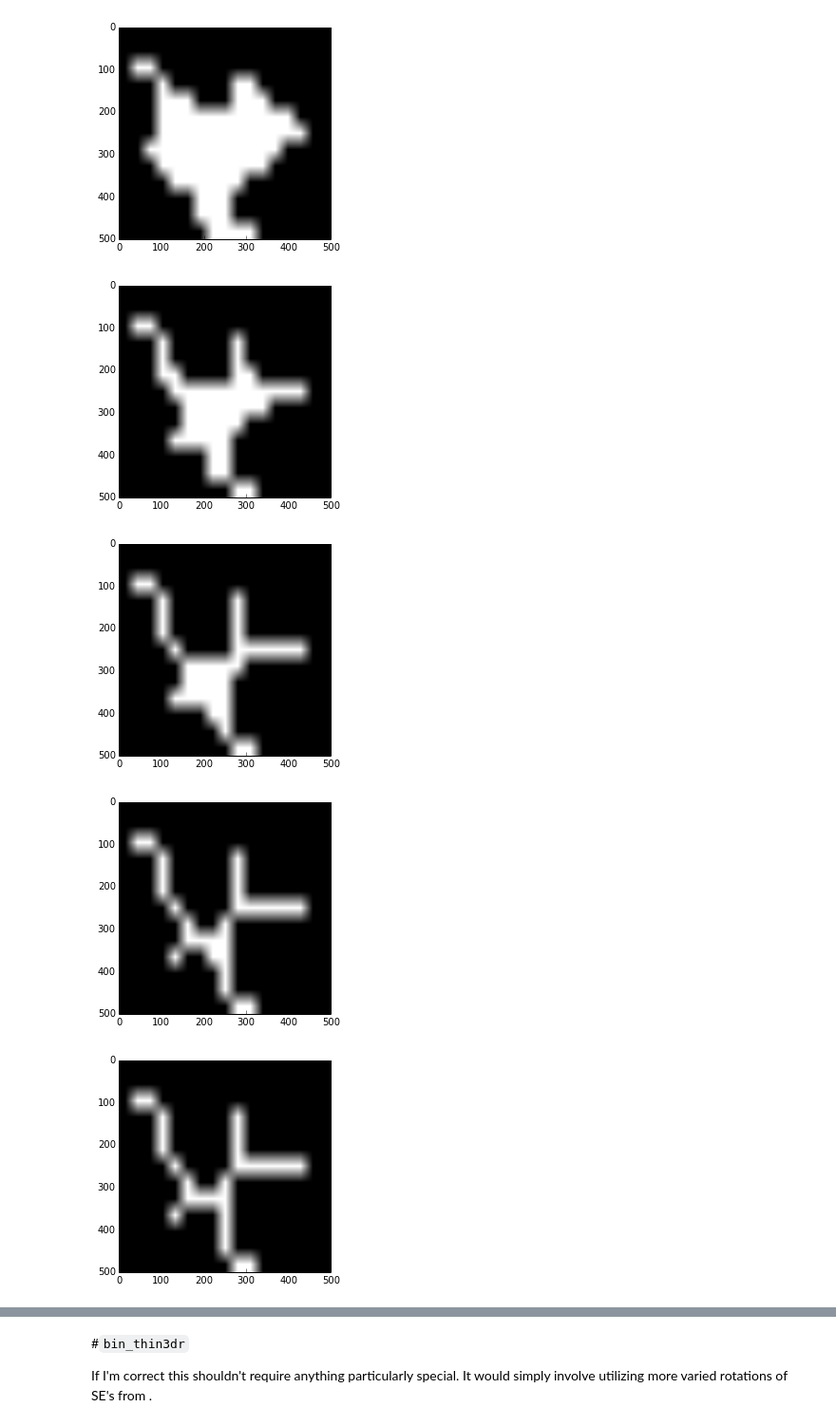
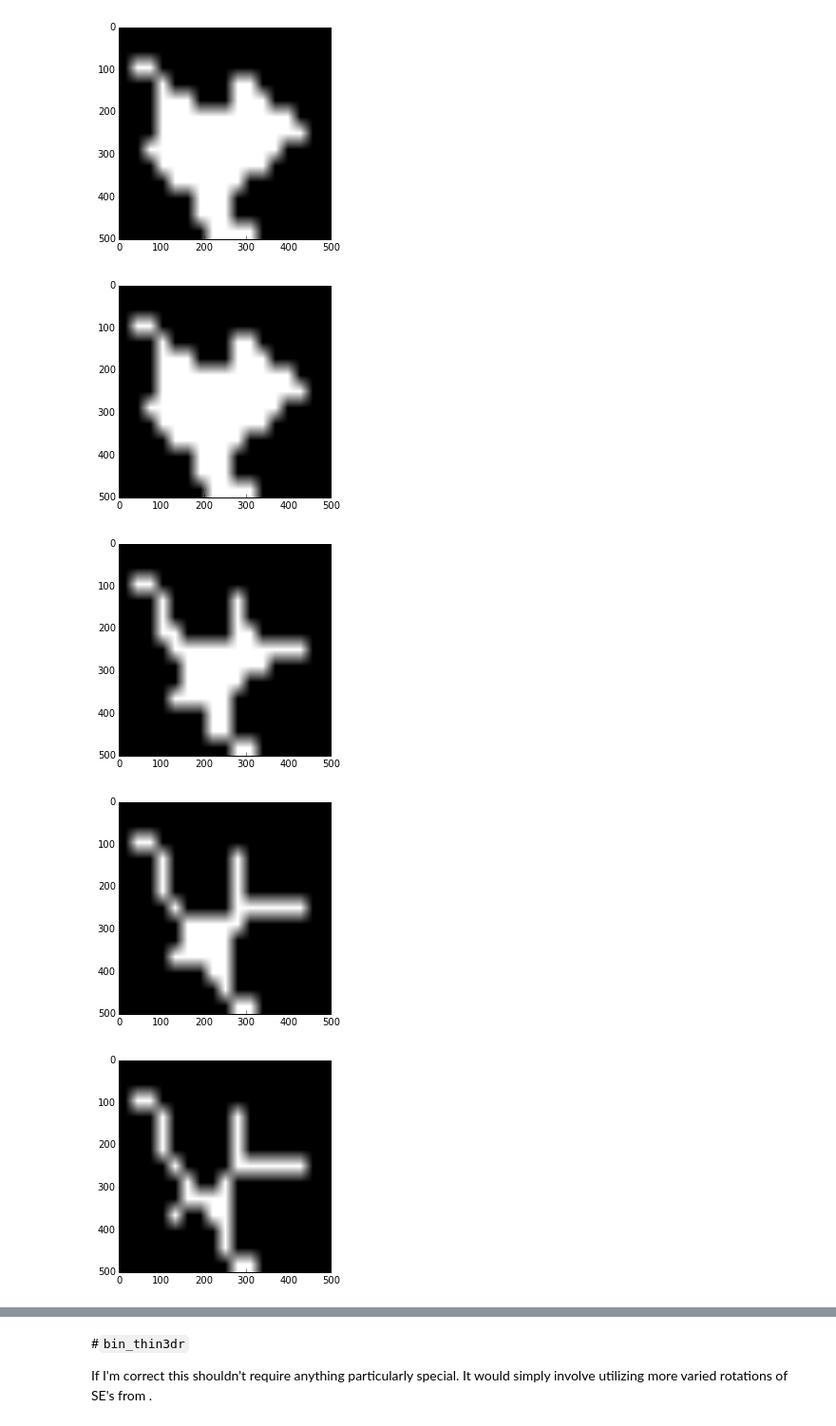
Before and after one commit to rmorshea/niffte-tracker3d, a Jupyter notebook: tracker3d_cpp/bin_thin.ipynb, the cells around one changed output, grey strips where cells are left out. Shown at 95% size. Saved outputs shown, nothing was run; the diff lists cells and outputs as text; code cells hidden in the pictures.

```diff
--- a/tracker3d_cpp/bin_thin.ipynb
+++ b/tracker3d_cpp/bin_thin.ipynb
@@ -54,7 +52,7 @@ def gry_to_rgb(arry):
 # %% [markdown]
 #`bin_thin2dr`
 # %%
-A = np.array([[0,0,0,0,0,0,0,0,0,0,0,0,0,0,0,0,0],
+A0 = np.array([[0,0,0,0,0,0,0,0,0,0,0,0,0,0,0,0,0],
              [0,0,0,0,0,0,0,0,0,0,0,0,0,0,0,0,0],
              [0,1,1,0,0,0,0,0,0,0,0,0,0,0,0,0,0],
              [0,0,0,1,0,0,0,0,0,1,1,0,0,0,0,0,0],
@@ -90,11 +91,10 @@ def gen_rots2dr(X,R=2):
     if R==2:
         return np.array(X), rot1, rot2, rot3
 # %%
-def comp_elmnts(E1, E2, gen=False):
-    '''Evaluates E1==E2 where entries of -1 aren't compared.'''
-    if gen==True:
-        E = np.array([j for i in E1 for j in i])
-        E2 = np.array([j for i in E2 for j in i])
+def comp_elmnts(E1, E2):
+    '''Evaluates E1==E2 where entries of -1 aren't compared.
+
+    E1 and E2 should be 1D even if they truely exist in higher dimensions'''
     boolArr = [True if (E1[i]==E2[i]) else False for i in range(len(E1)) if (E1[i]!=-1 and E2[i]!=-1)]
     if False in boolArr:
         return False
@@ -138,13 +137,19 @@ def bin_thin2dr(Image, StrctElmnts=[], Bckgrnd=0, Gen=True):
 # %%
 SE1 = [[0,0,0],[-1,1,-1],[1,1,1]]
 SE2 = [[-1,0,0],[1,1,0],[-1,1,-1]]
-# %%
-make_png(grid_to_rgb(bin_thin2dr(A, [SE1,SE2])),(500,500),'thinning_output/thin_it1.png')
-make_png(grid_to_rgb(bin_thin2dr(A, [SE1,SE2])),(500,500),'thinning_output/thin_it2.png')
-make_png(grid_to_rgb(bin_thin2dr(A, [SE1,SE2])),(500,500),'thinning_output/thin_it3.png')
-make_png(grid_to_rgb(bin_thin2dr(A, [SE1,SE2])),(500,500),'thinning_output/thin_it4.png')
-# %% [output]
-[figure, removed]
-[figure, removed]
-[figure, removed]
-[figure, removed]
+# %%
+A1 = bin_thin2dr(A0, [SE1,SE2])
+A2 = bin_thin2dr(A1, [SE1,SE2])
+A3 = bin_thin2dr(A2, [SE1,SE2])
+A4 = bin_thin2dr(A3, [SE1,SE2])
+
+make_png(gry_to_rgb(A0),(500,500),save=False)
+make_png(gry_to_rgb(A1),(500,500),'thinning_output/bin_thin2dr-it1.png')
+make_png(gry_to_rgb(A2),(500,500),'thinning_output/bin_thin2dr-it2.png')
+make_png(gry_to_rgb(A3),(500,500),'thinning_output/bin_thin2dr-it3.png')
+make_png(gry_to_rgb(A4),(500,500),'thinning_output/bin_thin2dr-it4.png')
+# %% [output]
+[figure, added]
+[figure, added]
+[figure, added]
+[figure, added]
```
Also changed, not shown: parts of 26 cells of this notebook.
